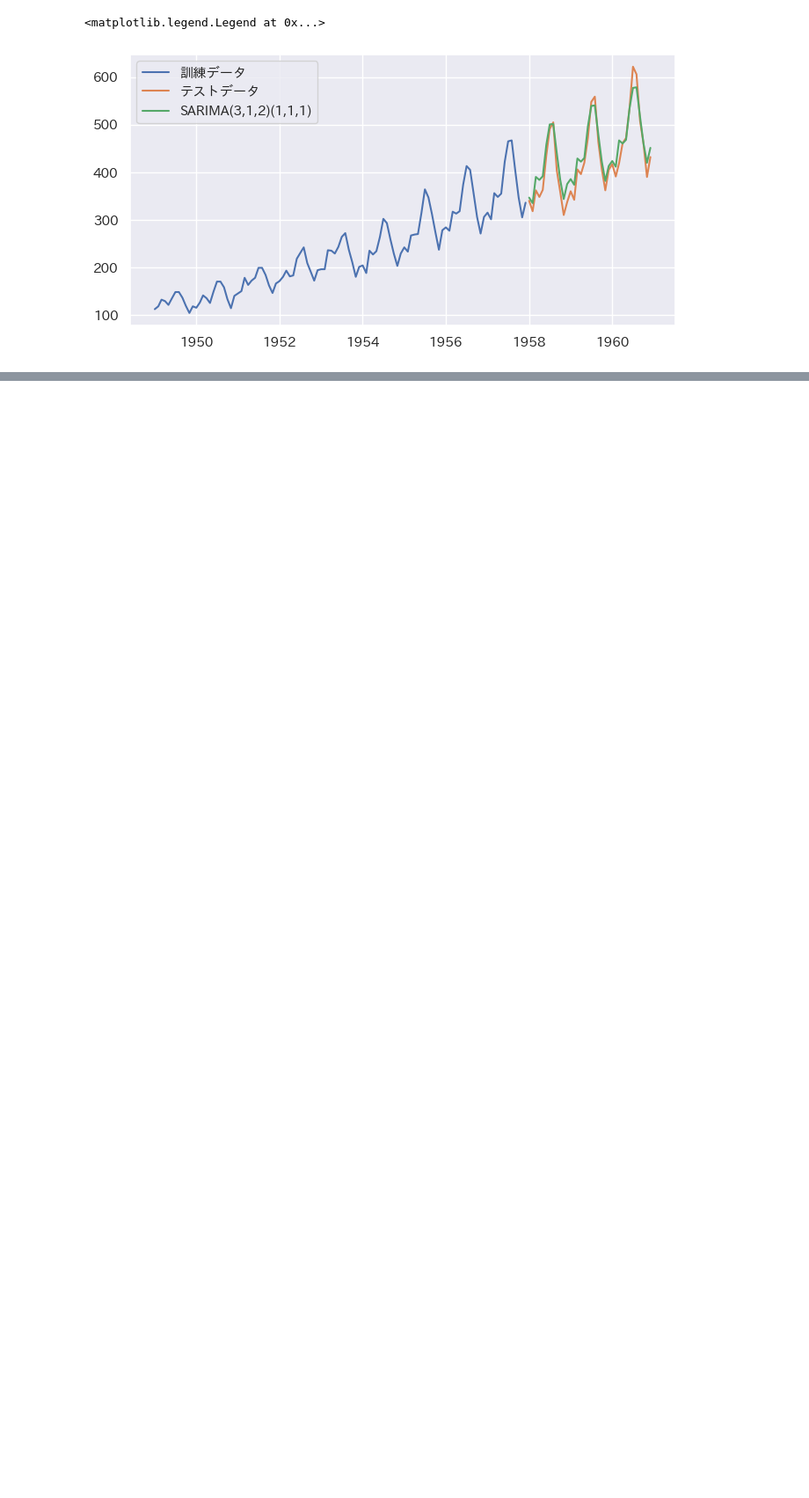
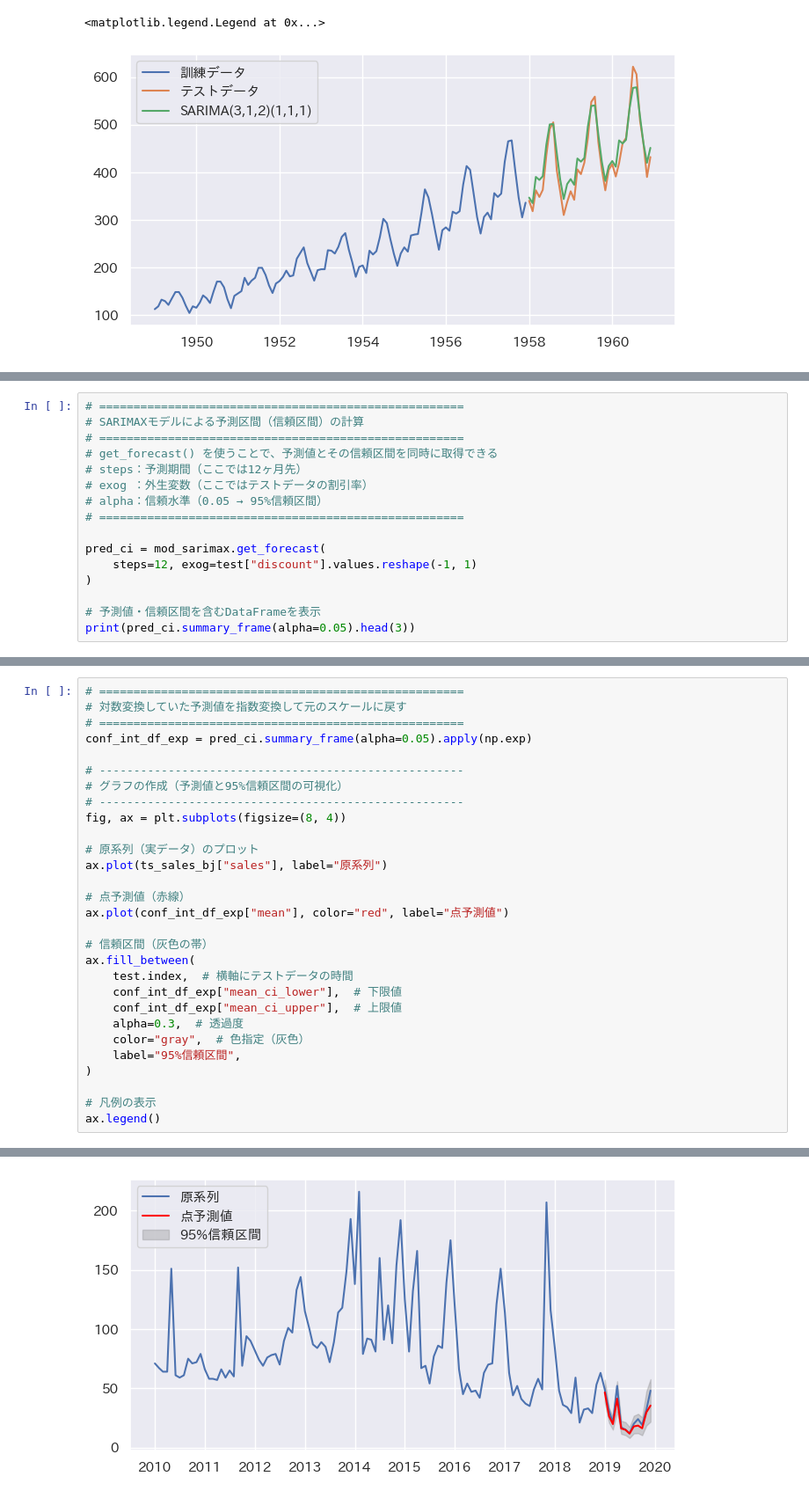
Before and after one commit to maton369/Python_Time_Series_Intro, a Jupyter notebook: 4-3-SARIMAXモデル.ipynb, the cells around one changed output, grey strips where cells are left out. Shown at 88% size. Saved outputs shown, nothing was run; the diff lists cells and outputs as text; blank space fills up the shorter version.

```diff
--- a/4-3-SARIMAXモデル.ipynb
+++ b/4-3-SARIMAXモデル.ipynb
@@ -270,0 +373,16 @@ ax.legend()
+# %%
+# =====================================================
+# SARIMAXモデルによる予測区間（信頼区間）の計算
+# =====================================================
+# get_forecast() を使うことで、予測値とその信頼区間を同時に取得できる
+# steps：予測期間（ここでは12ヶ月先）
+# exog ：外生変数（ここではテストデータの割引率）
+# alpha：信頼水準（0.05 → 95%信頼区間）
+# =====================================================
+
+pred_ci = mod_sarimax.get_forecast(
+    steps=12, exog=test["discount"].values.reshape(-1, 1)
+)
+
+# 予測値・信頼区間を含むDataFrameを表示
+print(pred_ci.summary_frame(alpha=0.05).head(3))
@@ -270,0 +394,30 @@ ax.legend()
+# %%
+# =====================================================
+# 対数変換していた予測値を指数変換して元のスケールに戻す
+# =====================================================
+conf_int_df_exp = pred_ci.summary_frame(alpha=0.05).apply(np.exp)
+
+# -----------------------------------------------------
+# グラフの作成（予測値と95%信頼区間の可視化）
+# -----------------------------------------------------
+fig, ax = plt.subplots(figsize=(8, 4))
+
+# 原系列（実データ）のプロット
+ax.plot(ts_sales_bj["sales"], label="原系列")
+
+# 点予測値（赤線）
+ax.plot(conf_int_df_exp["mean"], color="red", label="点予測値")
+
+# 信頼区間（灰色の帯）
+ax.fill_between(
+    test.index,  # 横軸にテストデータの時間
+    conf_int_df_exp["mean_ci_lower"],  # 下限値
+    conf_int_df_exp["mean_ci_upper"],  # 上限値
+    alpha=0.3,  # 透過度
+    color="gray",  # 色指定（灰色）
+    label="95%信頼区間",
+)
+
+# 凡例の表示
+ax.legend()
+# %% [output]
@@ -270,0 +425 @@ ax.legend()
+[figure, added]
```
Also changed, not shown: parts of 8 cells of this notebook.
